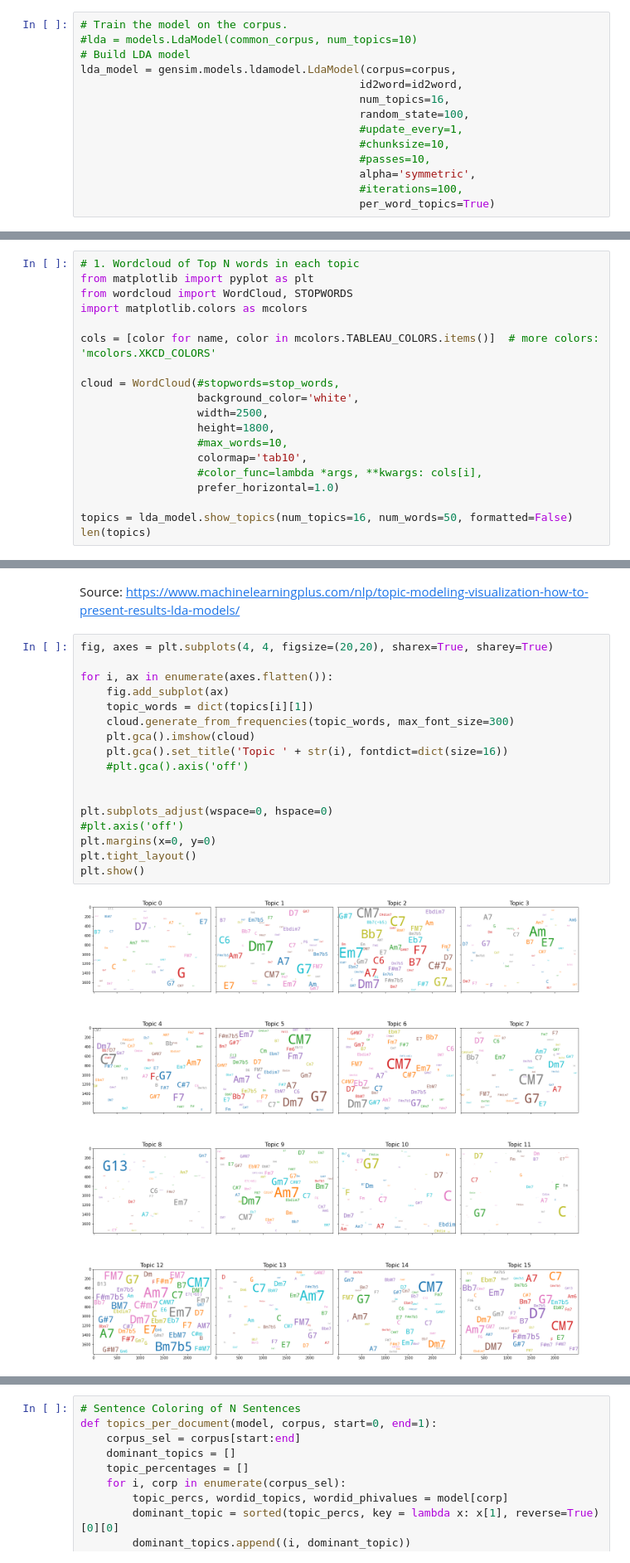
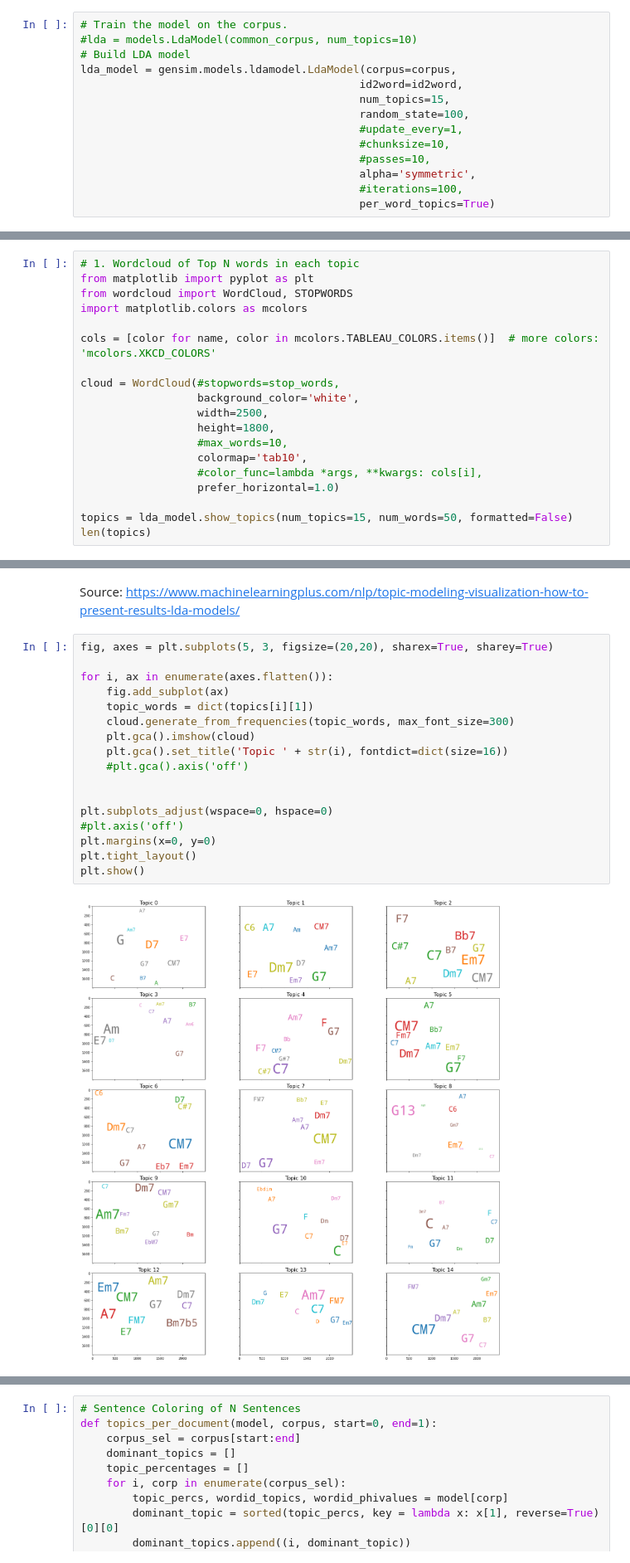
Before and after one commit to 11doris/jazz-tunes-similarity, a Jupyter notebook: chords_topics.ipynb, the cells around one changed output, grey strips where cells are left out. Shown: that part at 83% size. Saved outputs shown, nothing was run; the diff lists cells and outputs as text.

Commit message:
Adjust number of plots.

```diff
--- a/chords_topics.ipynb
+++ b/chords_topics.ipynb
@@ -159,7 +159,7 @@ corpus = [id2word.doc2bow(text) for text in data]
 # Build LDA model
 lda_model = gensim.models.ldamodel.LdaModel(corpus=corpus,
                                            id2word=id2word,
-                                           num_topics=16,
+                                           num_topics=15,
                                            random_state=100,
                                            #update_every=1,
                                            #chunksize=10,
@@ -238,6 +237,6 @@ cloud = WordCloud(#stopwords=stop_words,
                   #color_func=lambda *args, **kwargs: cols[i],
                   prefer_horizontal=1.0)
 
-topics = lda_model.show_topics(num_topics=16, num_words=50, formatted=False)
+topics = lda_model.show_topics(num_topics=15, num_words=50, formatted=False)
 len(topics)
 # %% [output]
@@ -245,23 +244,23 @@ len(topics)
 # %% [markdown]
 Source: https://www.machinelearningplus.com/nlp/topic-modeling-visualization-how-to-present-results-lda-models/
 # %%
-fig, axes = plt.subplots(4, 4, figsize=(20,20), sharex=True, sharey=True)
+fig, axes = plt.subplots(5, 3, figsize=(20,20), sharex=True, sharey=True)
 
 for i, ax in enumerate(axes.flatten()):
     fig.add_subplot(ax)
     topic_words = dict(topics[i][1])
     cloud.generate_from_frequencies(topic_words, max_font_size=300)
     plt.gca().imshow(cloud)
     plt.gca().set_title('Topic ' + str(i), fontdict=dict(size=16))
     #plt.gca().axis('off')
 
 
 plt.subplots_adjust(wspace=0, hspace=0)
 #plt.axis('off')
 plt.margins(x=0, y=0)
 plt.tight_layout()
 plt.show()
 # %% [output]
-[figure, old version]
+[figure, new version]
 # %%
 from collections import Counter
```
Also changed, not shown: parts of 4 cells of this notebook.
